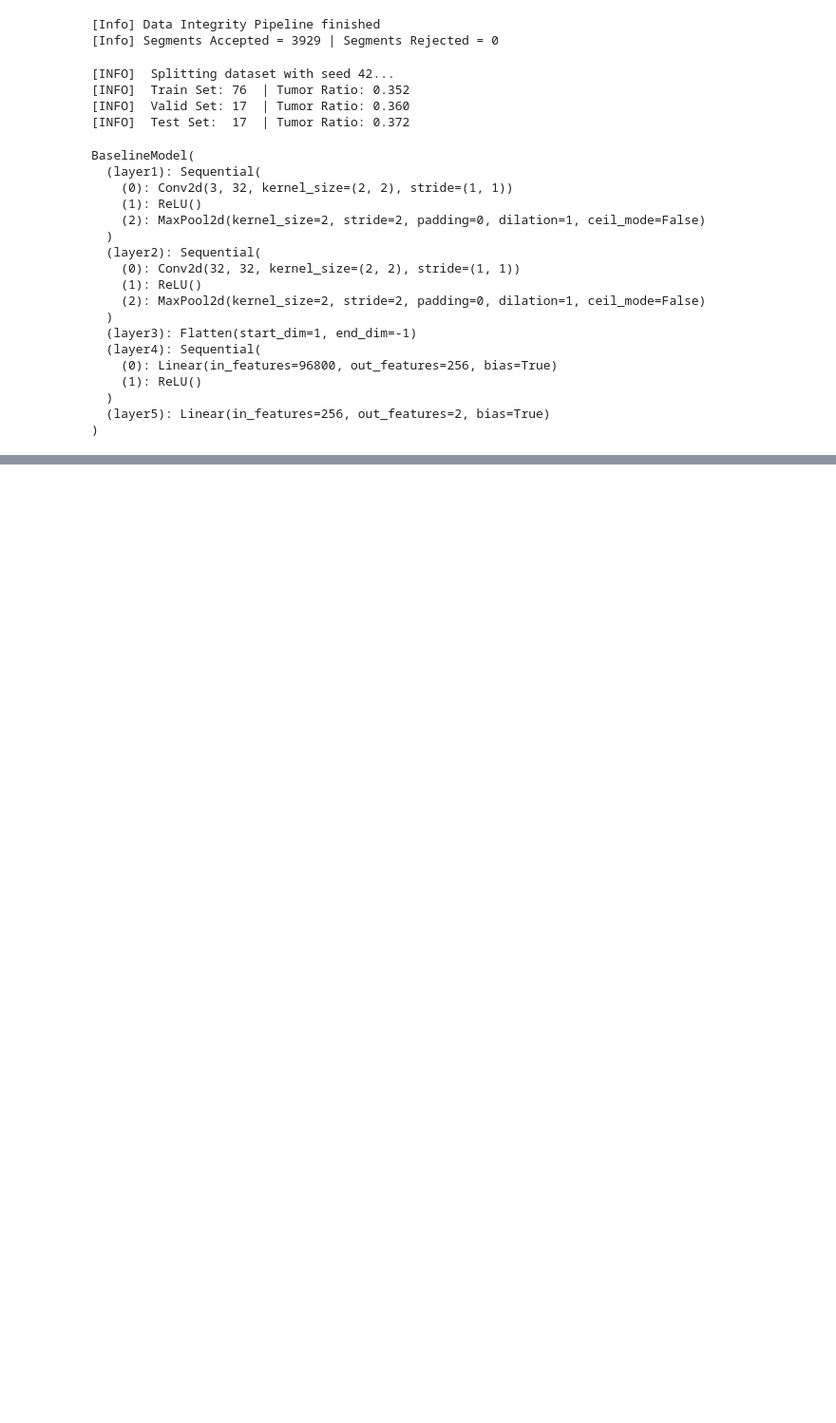
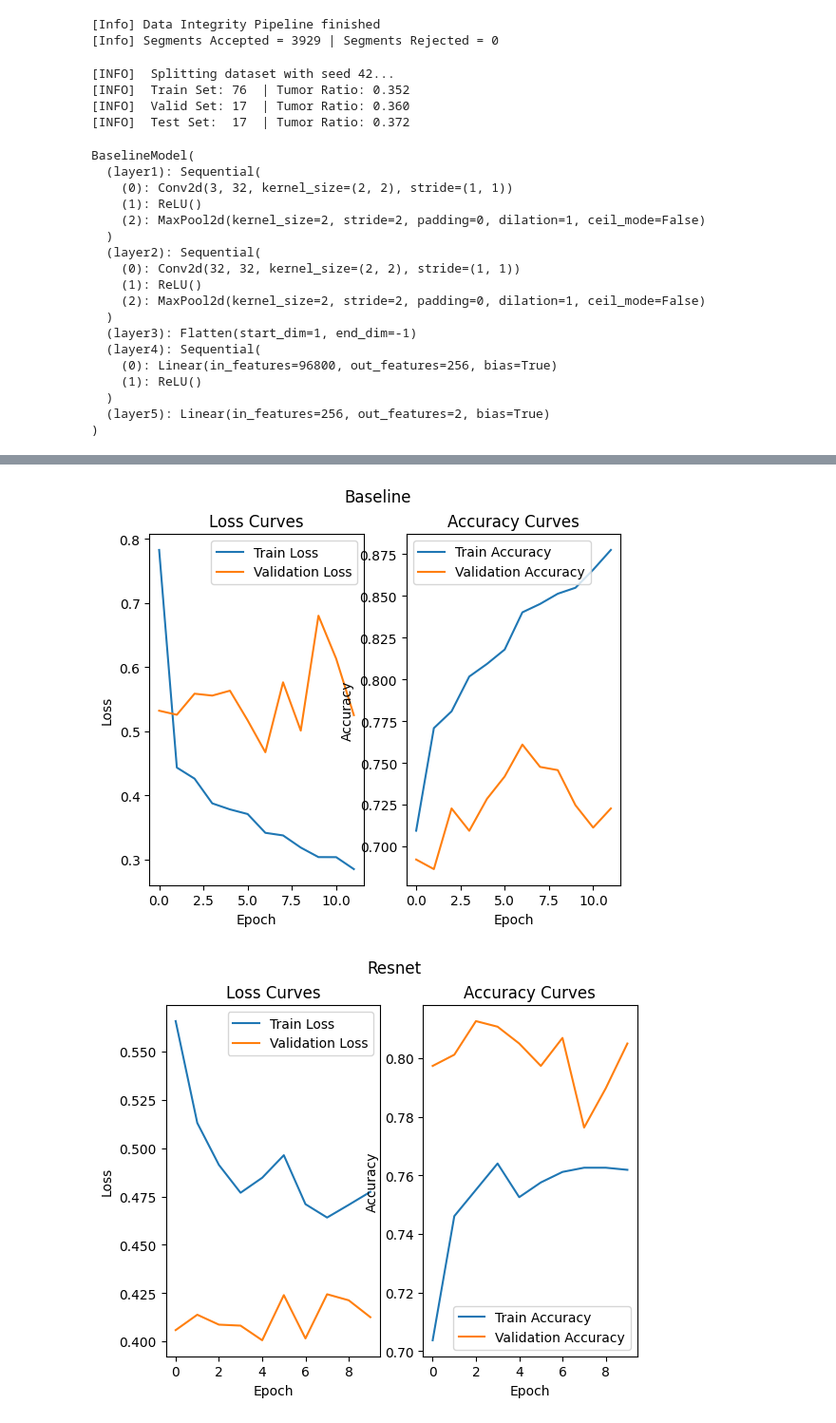
Before and after one commit to CodyMacMLE/BrainTumorMRIClassification, a Jupyter notebook: notebooks/04_model_pipeline_train.ipynb, the cells around one changed output, grey strips where cells are left out. Shown at 95% size. Saved outputs shown, nothing was run; the diff lists cells and outputs as text; code cells hidden in the pictures; blank space fills up the shorter version.

Commit message:
Analysis of resnet implementation; froze pretrained weights and added Sequential dropout -> nn.linear; one pass on last layer, second fit pass on final 2 layers

```diff
--- a/notebooks/04_model_pipeline_train.ipynb
+++ b/notebooks/04_model_pipeline_train.ipynb
@@ -32,7 +35,7 @@ train_patients, val_patients, test_patients = split_patients(accepted_data, seed
 [INFO]  Valid Set: 17  | Tumor Ratio: 0.360
 [INFO]  Test Set:  17  | Tumor Ratio: 0.372
 # %%
-BATCH_SIZE = 2
+BATCH_SIZE = 32
 train_dataloader, val_dataloader, test_dataloader = get_dataloaders(train_patients, val_patients, test_patients, batch_size=BATCH_SIZE)
 # %%
 baseline_model = BaselineModel()
@@ -58,7 +61,7 @@ BaselineModel(
   (layer5): Linear(in_features=256, out_features=2, bias=True)
 )
 # %%
-epoch_data = fit(
+baseline_epoch_data = fit(
     model = baseline_model,
     train_data = train_dataloader,
     valid_data = val_dataloader,
@@ -103,0 +88,3 @@ plt.show()
+# %%
+resnet_model = build_resnet(num_classes=2)
+resnet_model.to(device)
@@ -103,0 +109,11 @@ plt.show()
+# %%
+resnet_epoch_data = fit(
+    model = resnet_model,
+    train_data = train_dataloader,
+    valid_data = val_dataloader,
+    optimizer = optim.Adam(filter(lambda p: p.requires_grad, resnet_model.parameters()), lr=1e-3),
+    loss_fn = nn.CrossEntropyLoss(),
+    device = device,
+    epochs=15,
+    patience=5
+)
@@ -103,0 +132,6 @@ plt.show()
+# %%
+plot_loss_acc(baseline_epoch_data, "Baseline")
+plot_loss_acc(resnet_epoch_data, "Resnet")
+# %% [output]
+[figure, added]
+[figure, added]
```
Also changed, not shown: parts of 9 cells of this notebook, 3 other files.
